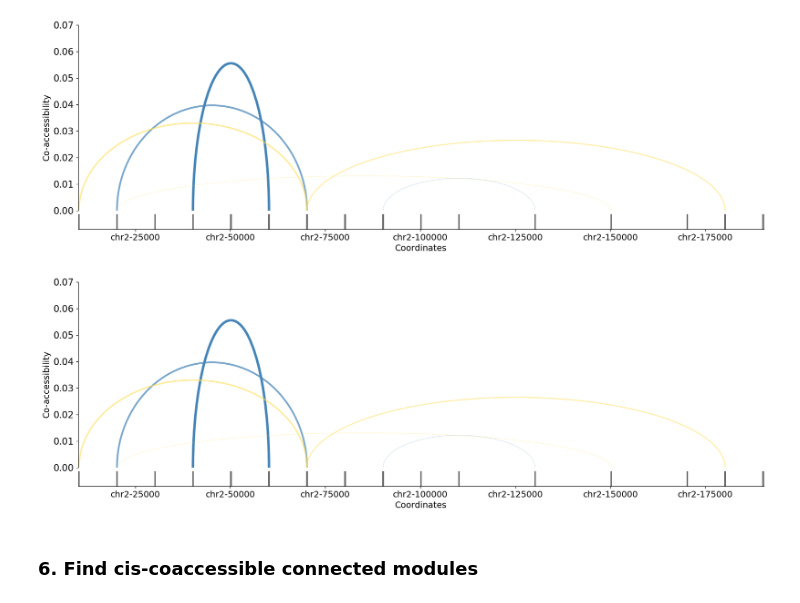
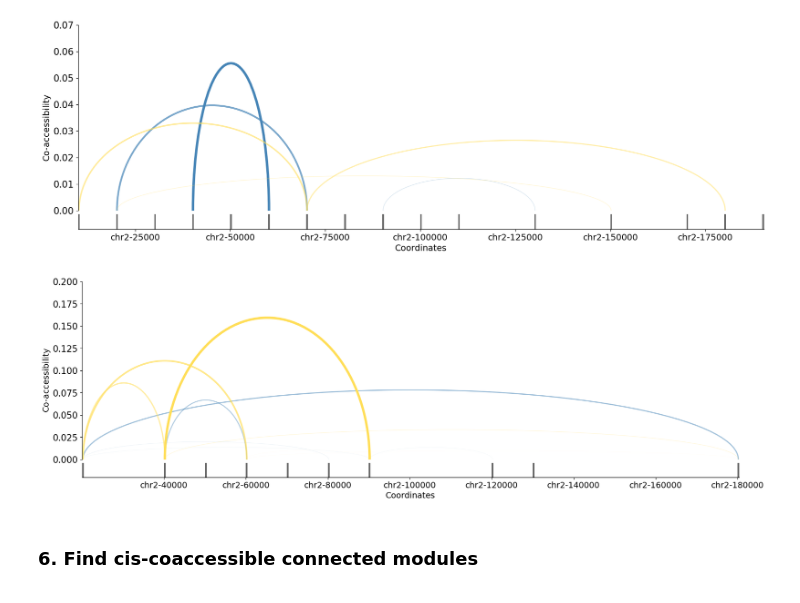
Before and after one commit to cantinilab/Circe, a Jupyter notebook: Examples/Minimal_example.ipynb, the cells around one changed output. Saved outputs shown, nothing was run; the diff lists cells and outputs as text; code cells hidden in the pictures.

```diff
--- a/Examples/Minimal_example.ipynb
+++ b/Examples/Minimal_example.ipynb
@@ -243,15 +286,15 @@ ci.plot_connections(
 [figure]
 # %%
 ci.plot_connections(
-    atac,
+    metacells,
     chromosome="chr2",
     start=10_000,
     end=200_000,
     sep=("_","_"),
     abs_threshold=0.01
 )
 # %% [output]
-[figure, old version]
+[figure, new version]
 # %% [markdown]
 ### 6. Find cis-coaccessible connected modules
 # %% [markdown]
```
Also changed, not shown: parts of 16 cells of this notebook.
